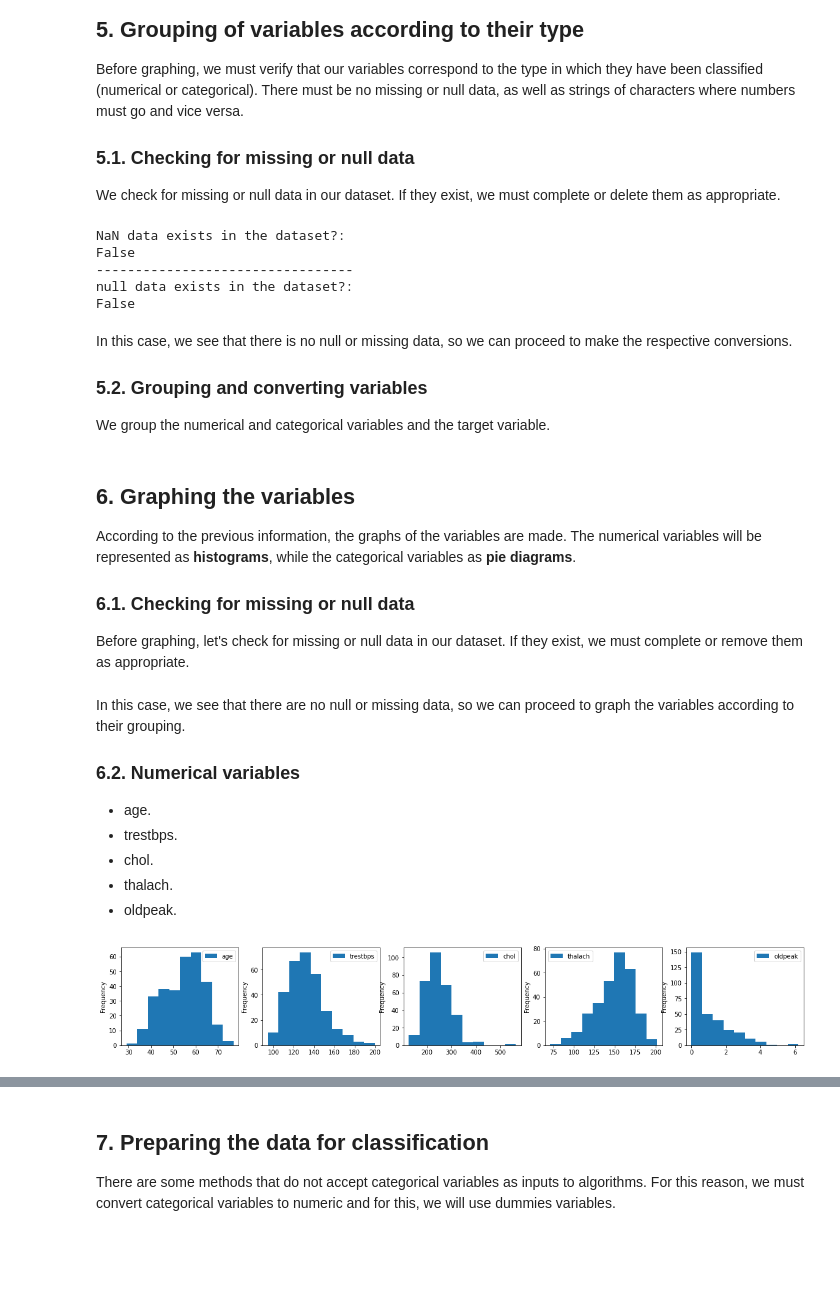
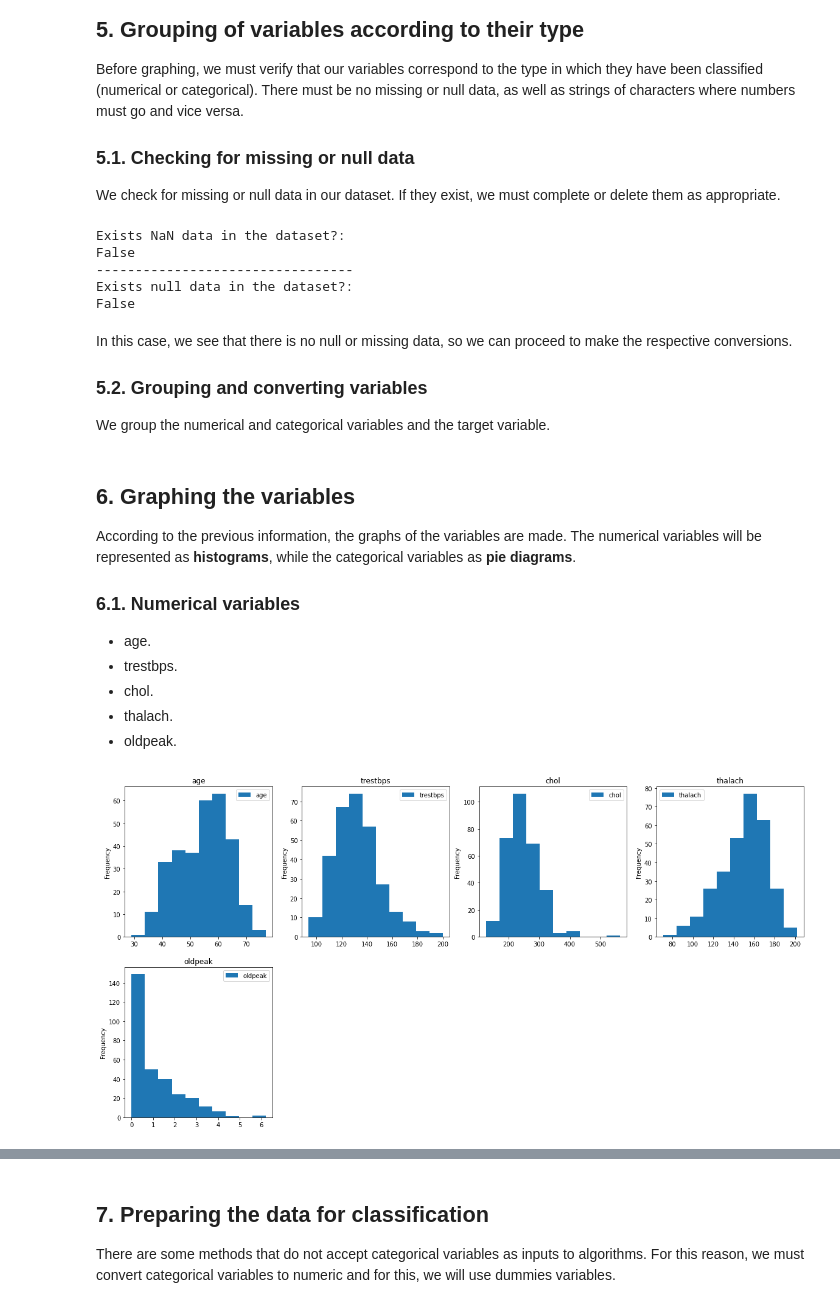
Before and after one commit to bryansbr/heart-disease-AI, a Jupyter notebook: heart-disease.ipynb, the cells around one changed output, grey strips where cells are left out. Cells and saved outputs as stored; diff of their text form; code cells hidden in the pictures; blank space fills up the shorter version.

```diff
--- a/heart-disease.ipynb
+++ b/heart-disease.ipynb
@@ -131,16 +132,16 @@ Before graphing, we must verify that our variables correspond to the type in whi
 We check for missing or null data in our dataset. If they exist, we must complete or delete them as appropriate.
 # %%
 # We check if there is missing or null data
-print("NaN data exists in the dataset?: ")
+print("Exists NaN data in the dataset?: ")
 print(data.isna().any().any())
 print("---------------------------------")
-print("null data exists in the dataset?:")
+print("Exists null data in the dataset?:")
 print(data.isnull().any().any())
 # %% [output]
-NaN data exists in the dataset?:
+Exists NaN data in the dataset?:
 False
 ---------------------------------
-null data exists in the dataset?:
+Exists null data in the dataset?:
 False
 # %% [markdown]
 In this case, we see that there is no null or missing data, so we can proceed to make the respective conversions.
@@ -169,28 +170,34 @@ for columns in categorical_vars:
 ## 6. Graphing the variables
 According to the previous information, the graphs of the variables are made. The numerical variables will be represented as **histograms**, while the categorical variables as **pie diagrams**.
 
-### 6.1. Checking for missing or null data
-Before graphing, let's check for missing or null data in our dataset. If they exist, we must complete or remove them as appropriate.
+### 6.1. Numerical variables
+- age.
+- trestbps.
+- chol.
+- thalach.
+- oldpeak.
-# %% [markdown]
-In this case, we see that there are no null or missing data, so we can proceed to graph the variables according to their grouping.
-
-### 6.2. Numerical variables
-- age.
-- trestbps.
-- chol.
-- thalach.
-- oldpeak.
 # %%
 # Figure type object to develop the subplots
 fig = plt.figure(figsize = (20, 10))
 i = 1
 
 # Graphs of type histogram numerical variables
 for num_attrs in numerical_vars:
-    ax = fig.add_subplot(3, 5, i)
+    ax = fig.add_subplot(2, 4, i)
     data[[num_attrs]].plot(kind = 'hist', ax = ax, rwidth = 1)
-    i = i + 1
+    # Kind of switch-case to place the titles in the upper part
+    if (i == 1):
+        plt.title("age")
+    elif (i == 2):
+        plt.title("trestbps")
+    elif (i == 3):
+        plt.title("chol")
+    elif (i == 4):
+        plt.title("thalach")
+    elif (i == 5):
+        plt.title("oldpeak")
+    i += 1
 # %% [output]
-[figure, old version]
+[figure, new version]
 # %% [markdown]
  ### 6.3. Categorical variables
```
Also changed, not shown: parts of 10 cells of this notebook, 1 other file.
